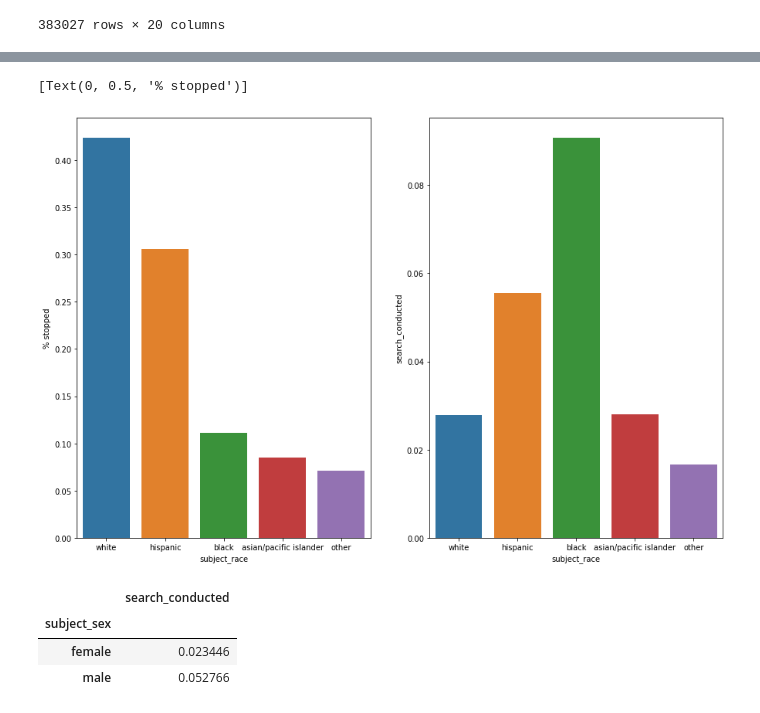
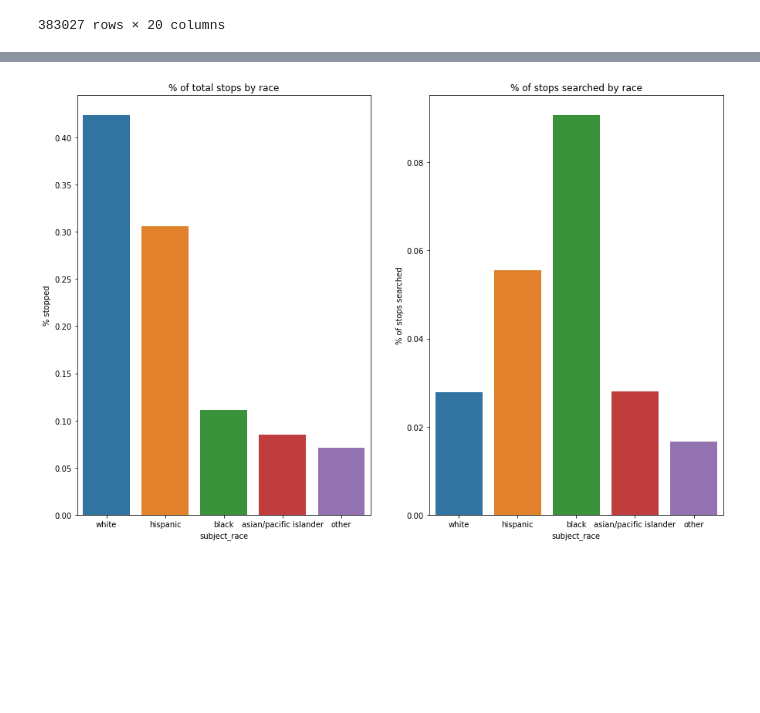
Before and after one commit to j1u/dsc167paper1, a Jupyter notebook: parity.ipynb, the cells around one changed output, grey strips where cells are left out. Drawn from its saved outputs; the diff is of its cells as text; code cells hidden in the pictures; blank space fills up the shorter version.

```diff
--- a/parity.ipynb
+++ b/parity.ipynb
@@ -51,3 +39,2 @@ dtype: float64
 # %%
-search_pct = data.pivot_table(index='subject_race', values='search_conducted', aggfunc='mean')
-search_pct
+search_pct = data.pivot_table(index='subject_race', values='search_conducted', aggfunc='mean').reset_index()
@@ -61,0 +41,3 @@ search_pct
+# %%
+search_pct.columns = ['subject_race', '% of stops searched']
+search_pct
@@ -62,16 +51,8 @@ search_pct
 # %%
 fig, ax = plt.subplots(1, 2, figsize=(15, 10))
-p1 = sns.barplot(race_pct.index, race_pct.values, ax=ax[0], order=['white', 'hispanic', 'black', 'asian/pacific islander', 'other'])
-p2 = sns.barplot(data=search_pct, x=search_pct.index, y='search_conducted', ax=ax[1], order=['white', 'hispanic', 'black', 'asian/pacific islander', 'other'])
-p1.set(ylabel='% stopped')
+p1 = sns.barplot(x=race_pct.index, y=race_pct.values, ax=ax[0], order=['white', 'hispanic', 'black', 'asian/pacific islander', 'other'])
+p2 = sns.barplot(data=search_pct, x='subject_race', y='% of stops searched', ax=ax[1], order=['white', 'hispanic', 'black', 'asian/pacific islander', 'other'])
+p1_lab = p1.set(ylabel='% stopped', title='% of total stops by race')
+p2_lab = p2.set(ylabel='% of stops searched', title='% of stops searched by race')
 # %% [output]
-[Text(0, 0.5, '% stopped')]
-[figure, old version]
+[figure, new version]
-# %%
-sex_search_pct = data.pivot_table(index='subject_sex', values='search_conducted', aggfunc='mean')
-sex_search_pct
-# %% [output]
-|  | search_conducted |
-| subject_sex |  |
-| female | 0.023446 |
-| male | 0.052766 |
```
Also changed, not shown: parts of 22 cells of this notebook.
